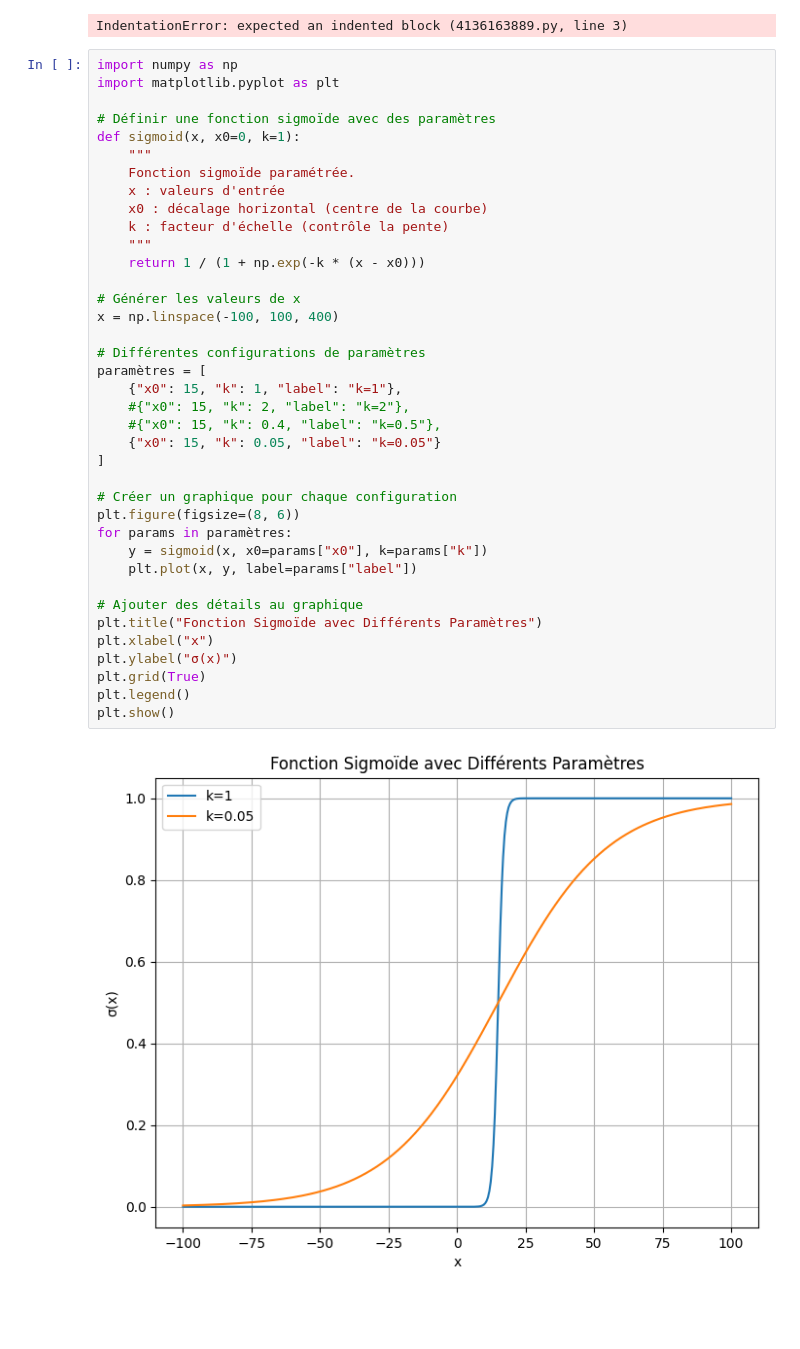
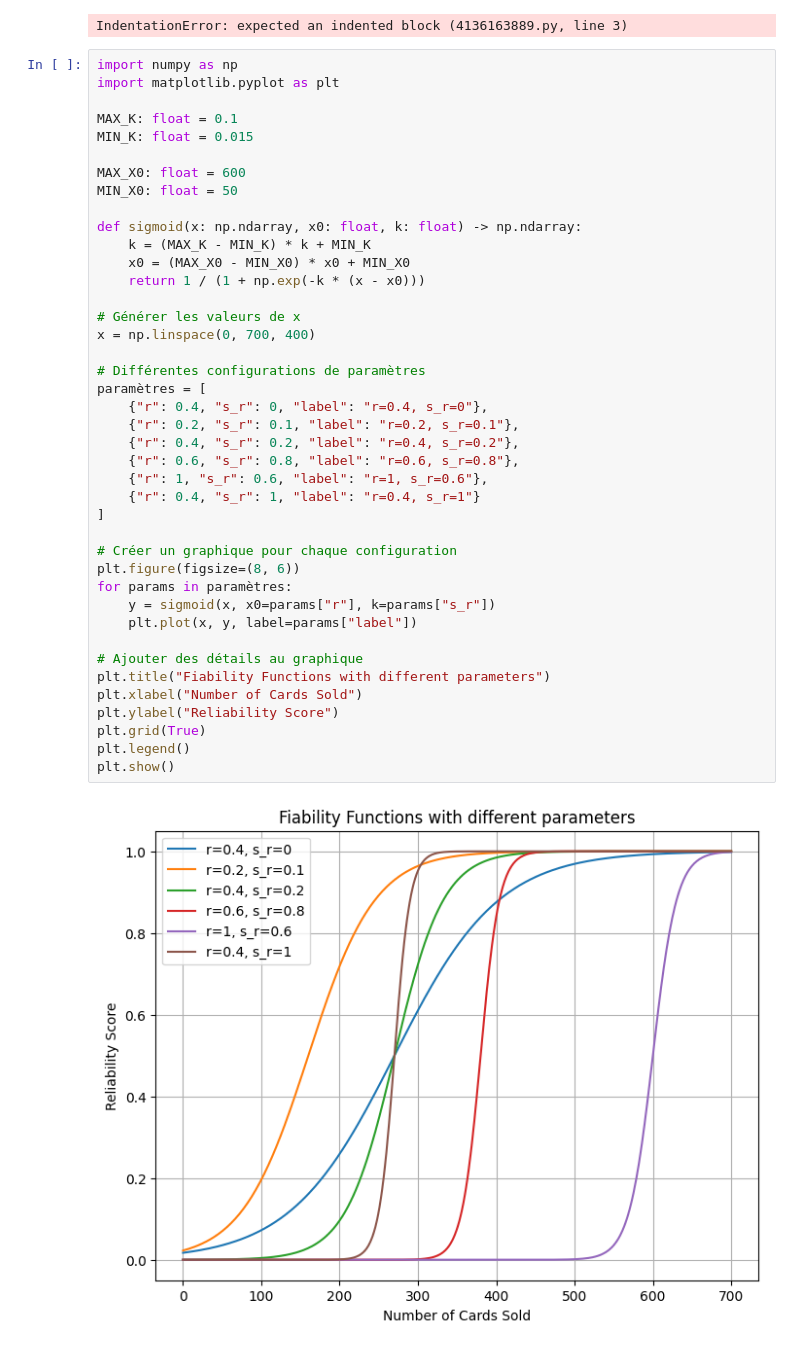
Before and after one commit to nayelsdk/Quantitative_Portfolio_Pokemon_Card, a Jupyter notebook: Nayel_notebooks/markowitz_brouillon.ipynb, the cells around one changed output. Cells and saved outputs as stored; diff of their text form; blank space fills up the shorter version.

```diff
--- a/Nayel_notebooks/markowitz_brouillon.ipynb
+++ b/Nayel_notebooks/markowitz_brouillon.ipynb
@@ -347,40 +347,43 @@ IndentationError: expected an indented block (4136163889.py, line 3)
 # %%
 import numpy as np
 import matplotlib.pyplot as plt
 
-# Définir une fonction sigmoïde avec des paramètres
-def sigmoid(x, x0=0, k=1):
-    """
-    Fonction sigmoïde paramétrée.
-    x : valeurs d'entrée
-    x0 : décalage horizontal (centre de la courbe)
-    k : facteur d'échelle (contrôle la pente)
-    """
+MAX_K: float = 0.1
+MIN_K: float = 0.015
+
+MAX_X0: float = 600
+MIN_X0: float = 50
+
+def sigmoid(x: np.ndarray, x0: float, k: float) -> np.ndarray:
+    k = (MAX_K - MIN_K) * k + MIN_K
+    x0 = (MAX_X0 - MIN_X0) * x0 + MIN_X0
     return 1 / (1 + np.exp(-k * (x - x0)))
 
 # Générer les valeurs de x
-x = np.linspace(-100, 100, 400)
+x = np.linspace(0, 700, 400)
 
 # Différentes configurations de paramètres
 paramètres = [
-    {"x0": 15, "k": 1, "label": "k=1"},
-    #{"x0": 15, "k": 2, "label": "k=2"},
-    #{"x0": 15, "k": 0.4, "label": "k=0.5"},
-    {"x0": 15, "k": 0.05, "label": "k=0.05"}
+    {"r": 0.4, "s_r": 0, "label": "r=0.4, s_r=0"},
+    {"r": 0.2, "s_r": 0.1, "label": "r=0.2, s_r=0.1"},
+    {"r": 0.4, "s_r": 0.2, "label": "r=0.4, s_r=0.2"},
+    {"r": 0.6, "s_r": 0.8, "label": "r=0.6, s_r=0.8"},
+    {"r": 1, "s_r": 0.6, "label": "r=1, s_r=0.6"},
+    {"r": 0.4, "s_r": 1, "label": "r=0.4, s_r=1"}
 ]
 
 # Créer un graphique pour chaque configuration
 plt.figure(figsize=(8, 6))
 for params in paramètres:
-    y = sigmoid(x, x0=params["x0"], k=params["k"])
+    y = sigmoid(x, x0=params["r"], k=params["s_r"])
     plt.plot(x, y, label=params["label"])
 
 # Ajouter des détails au graphique
-plt.title("Fonction Sigmoïde avec Différents Paramètres")
-plt.xlabel("x")
-plt.ylabel("σ(x)")
+plt.title("Fiability Functions with different parameters")
+plt.xlabel("Number of Cards Sold")
+plt.ylabel("Reliability Score")
 plt.grid(True)
 plt.legend()
 plt.show()
 # %% [output]
-[figure, old version]
+[figure, new version]
```
Also changed, not shown: 27 other files.
